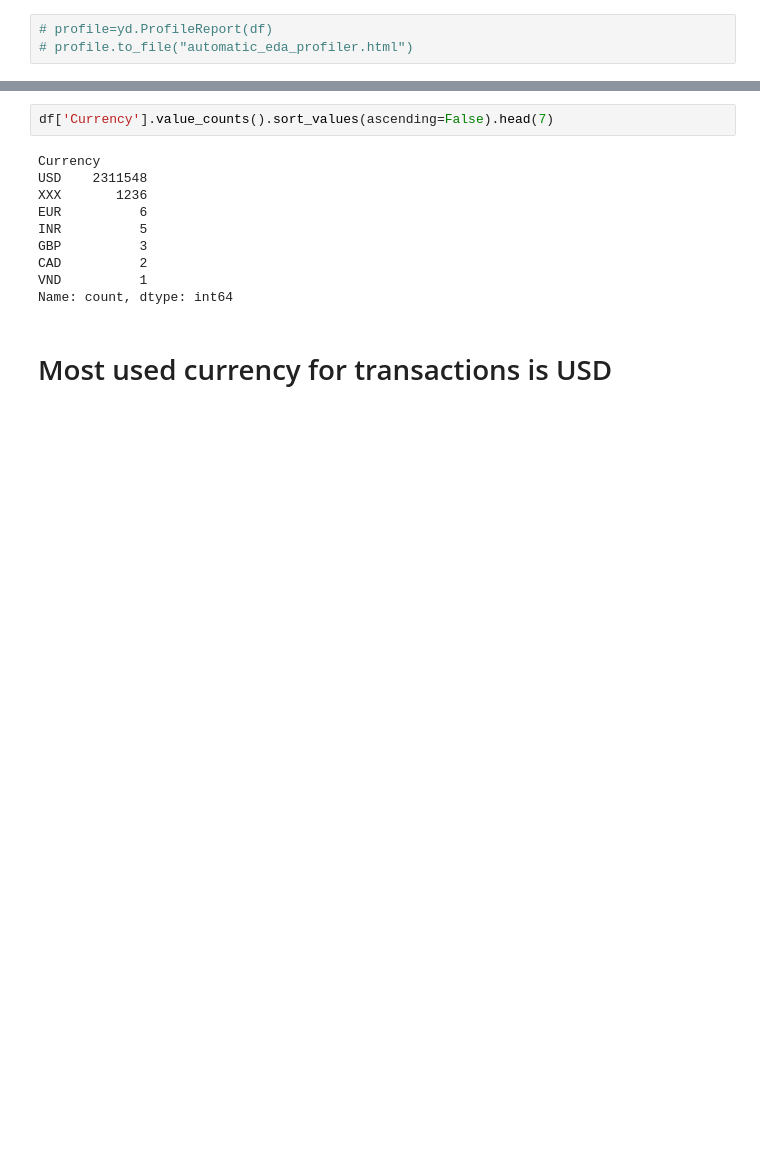
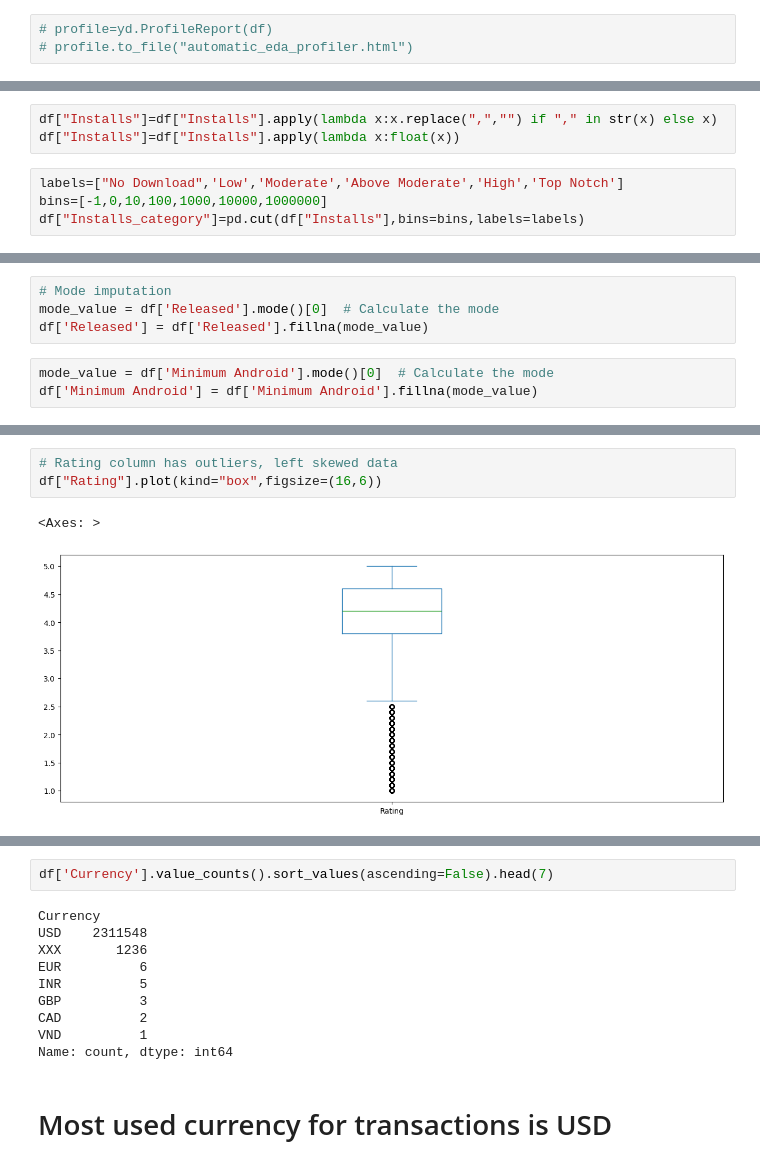
Before and after one commit to mozammilkarim/app_store_data_eda, a Jupyter notebook: app_store.ipynb, the cells around one changed output, grey strips where cells are left out. Saved outputs shown, nothing was run; the diff lists cells and outputs as text; blank space fills up the shorter version.

```diff
--- a/app_store.ipynb
+++ b/app_store.ipynb
@@ -250,0 +321,7 @@ convert_data_sizes("1,02k")
+# %%
+df["Installs"]=df["Installs"].apply(lambda x:x.replace(",","") if "," in str(x) else x)
+df["Installs"]=df["Installs"].apply(lambda x:float(x))
+# %%
+labels=["No Download",'Low','Moderate','Above Moderate','High','Top Notch']
+bins=[-1,0,10,100,1000,10000,1000000]
+df["Installs_category"]=pd.cut(df["Installs"],bins=bins,labels=labels)
@@ -250,0 +353,7 @@ convert_data_sizes("1,02k")
+# %%
+# Mode imputation
+mode_value = df['Released'].mode()[0]  # Calculate the mode
+df['Released'] = df['Released'].fillna(mode_value)
+# %%
+mode_value = df['Minimum Android'].mode()[0]  # Calculate the mode
+df['Minimum Android'] = df['Minimum Android'].fillna(mode_value)
@@ -250,0 +380,6 @@ convert_data_sizes("1,02k")
+# %%
+# Rating column has outliers, left skewed data
+df["Rating"].plot(kind="box",figsize=(16,6))
+# %% [output]
+<Axes: >
+[figure, added]
```
Also changed, not shown: parts of 50 cells of this notebook.
